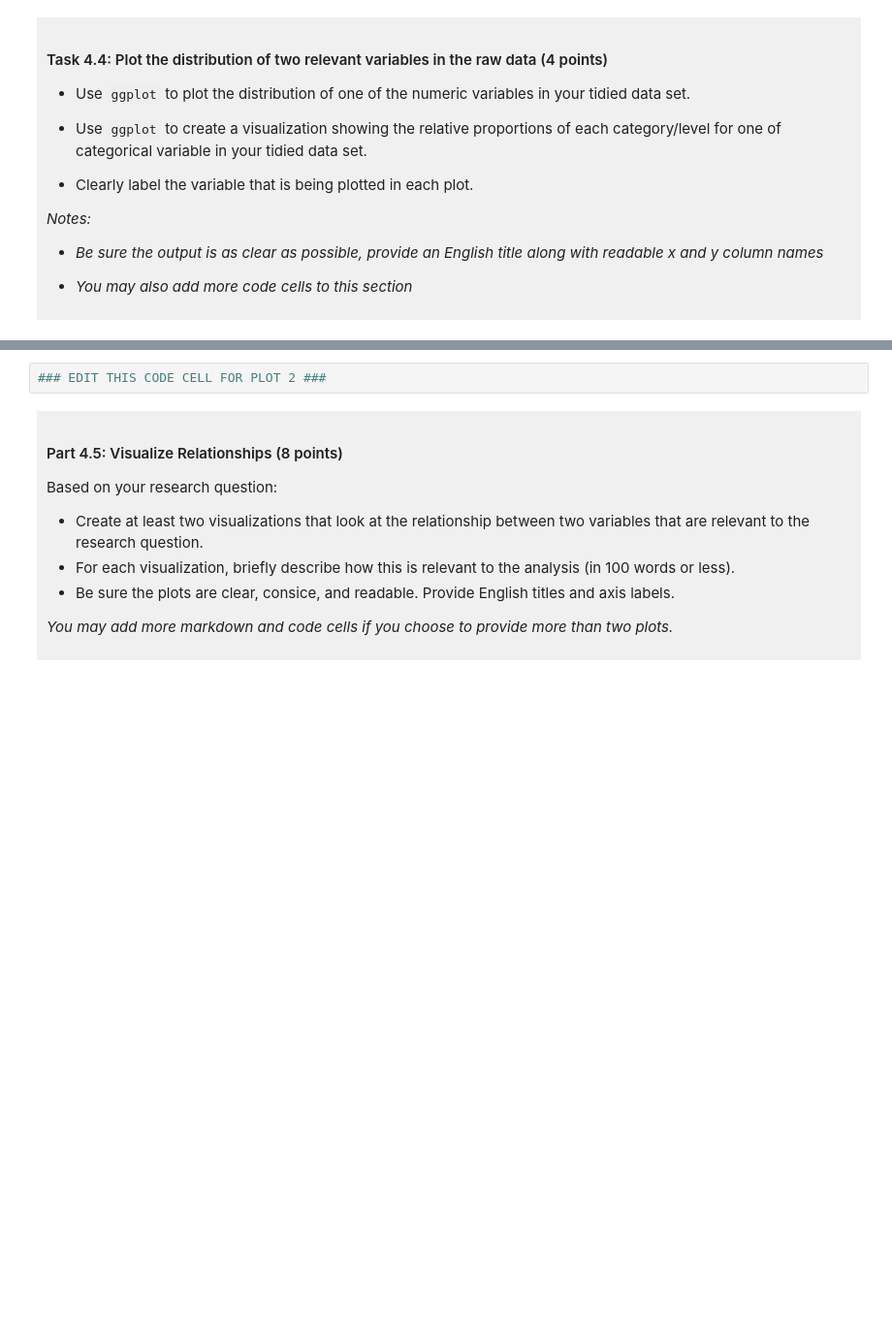
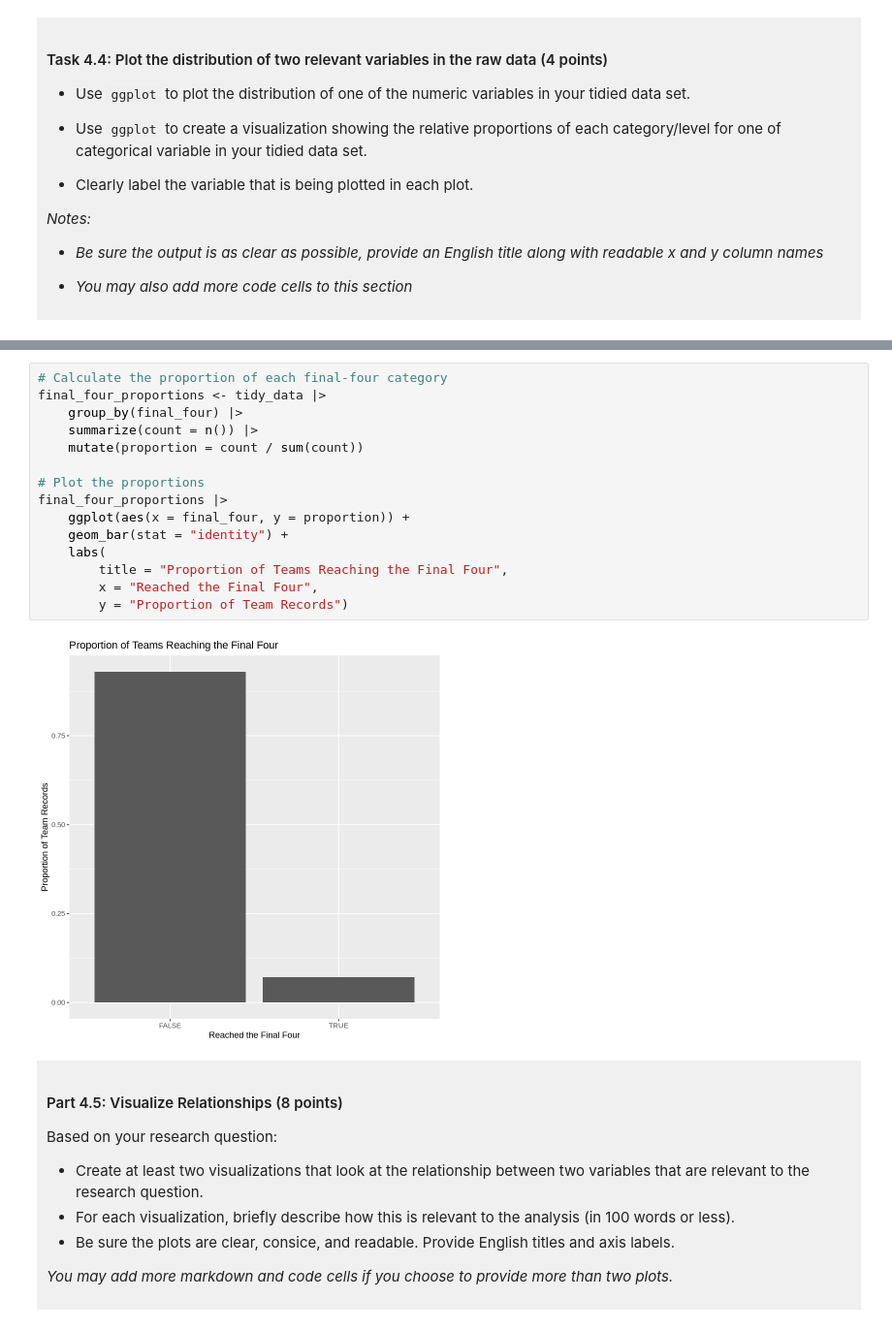
Before and after one commit to jagoding/dsci-100-project-jiaxin-ding, a Jupyter notebook: dsci-100-project-notebook.ipynb, the cells around one changed output, grey strips where cells are left out. Shown at 97% size. Saved outputs shown, nothing was run; the diff lists cells and outputs as text; blank space fills up the shorter version.

```diff
--- a/dsci-100-project-notebook.ipynb
+++ b/dsci-100-project-notebook.ipynb
@@ -318,5 +352,20 @@ You will refine your research question (if needed) and produce a tidy data set.
 # %%
-### EDIT THIS CODE CELL FOR PLOT 2 ###
+# Calculate the proportion of each final-four category
+final_four_proportions <- tidy_data |>
+    group_by(final_four) |>
+    summarize(count = n()) |>
+    mutate(proportion = count / sum(count))
+
+# Plot the proportions
+final_four_proportions |>
+    ggplot(aes(x = final_four, y = proportion)) +
+    geom_bar(stat = "identity") +
+    labs(
+        title = "Proportion of Teams Reaching the Final Four",
+        x = "Reached the Final Four",
+        y = "Proportion of Team Records")
+# %% [output]
+[figure, added]
 # %% [markdown]
 <div style="background-color: #f0f0f0; padding: 10px;">
 
```
Also changed, not shown: parts of 8 cells of this notebook.
